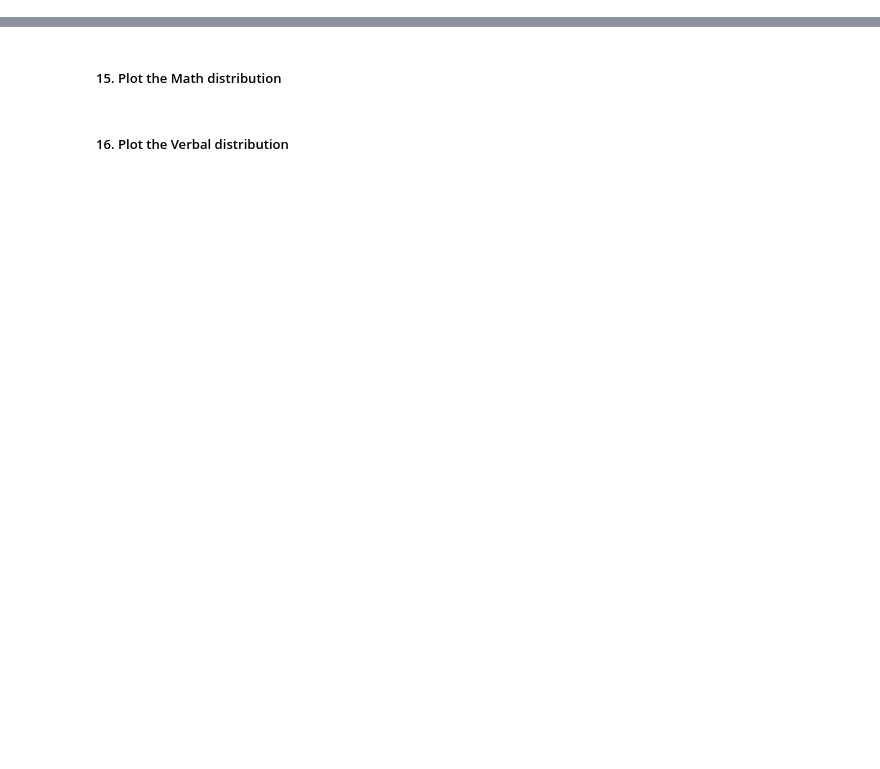
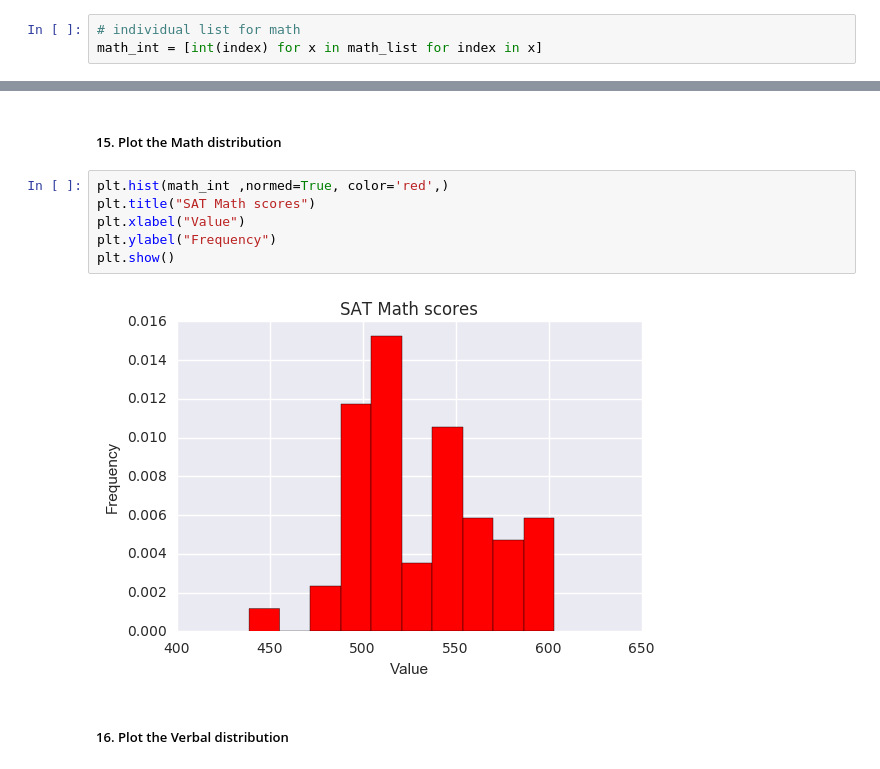
Before and after one commit to toddmoffett/project-1, a Jupyter notebook: starter-code/Todd - project_1.ipynb, the cells around one changed output, grey strips where cells are left out. Saved outputs shown, nothing was run; the diff lists cells and outputs as text; blank space fills up the shorter version.

```diff
--- a/starter-code/Todd - project_1.ipynb
+++ b/starter-code/Todd - project_1.ipynb
@@ -133,3 +122,6 @@ print(type(sat_scores_data))
+# %%
+# individual list for math
+math_int = [int(index) for x in math_list for index in x]
 # %% [markdown]
 ##### 10. Create a dictionary for each column mapping the State to its respective value for that column.
 # %%
@@ -205,4 +231,12 @@ SyntaxError: invalid syntax (<ipython-input-19-23c603a4c759>, line 2)
 # %% [markdown]
 ##### 15. Plot the Math distribution
+# %%
+plt.hist(math_int ,normed=True, color='red',)
+plt.title("SAT Math scores")
+plt.xlabel("Value")
+plt.ylabel("Frequency")
+plt.show()
+# %% [output]
+[figure, added]
 # %% [markdown]
 ##### 16. Plot the Verbal distribution
```
Also changed, not shown: parts of 48 cells of this notebook, 4 other files.
